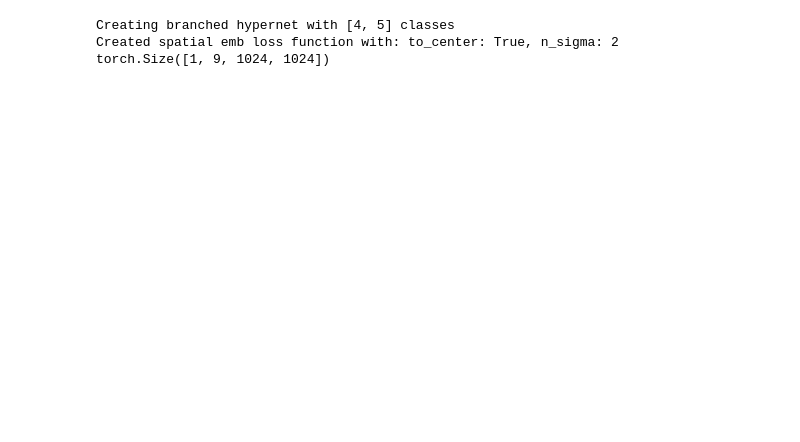
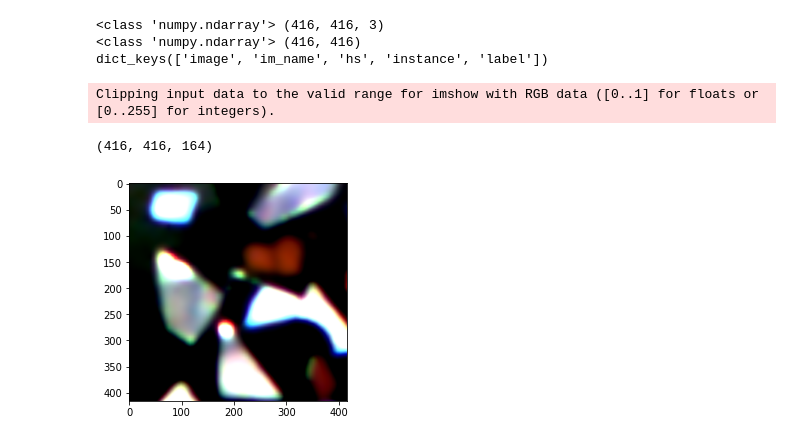
Before and after one commit to OmarHexa/HyperEmbedding, a Jupyter notebook: module_test.ipynb, the cells around one changed output. Saved outputs shown, nothing was run; the diff lists cells and outputs as text; code cells hidden in the pictures; blank space fills up the shorter version.

```diff
--- a/module_test.ipynb
+++ b/module_test.ipynb
@@ -6,44 +6,21 @@ from models.BranchedERFNet import BranchedHyperNet
 from criterions.my_loss import SpatialEmbLoss
 from utils.utils import AverageMeter
 
-dir = '../Data/H2giga/'
+dir = '../Data/augmented/H2giga'
-# %%
-transfrom= get_transform([
-                {
-                    'name': 'RandomRotationsAndFlips',
-                    'opts': {
-                        'keys': ('image','hs', 'instance','label'),
-                        'degrees': 90,
-                    }
-                },
-                {
-                    'name': 'ToTensor',
-                    'opts': {
-                        'keys': ('image', 'hs','instance', 'label'),
-                        'type': (torch.FloatTensor,torch.FloatTensor, torch.ByteTensor, torch.ByteTensor),
-                    }
-                }
-    ])
-data = H2gigaDataset(dir,type='val',transform=transfrom)
-sample = data.__getitem__(1)
-loss_meter, iou_meter = AverageMeter(), AverageMeter()
-device = 'cuda'
-hs = sample['hs'].unsqueeze(0).to(device)
-instance = sample['instance'].to(device)
-label = sample['label'].to(device)
-model = BranchedHyperNet(154,[4,5])
-criterion = SpatialEmbLoss(class_weight=[1,1,1,1,1])
-
-model.to(device)
-criterion.to(device)
-output = model(hs)
-loss = criterion(output,instance,label,iou=True, iou_meter=iou_meter)
-print(output.shape)
-# %% [output]
-Creating branched hypernet with [4, 5] classes
-Created spatial emb loss function with: to_center: True, n_sigma: 2
-torch.Size([1, 9, 1024, 1024])
+# %%
+transfrom= get_transform([
+                {
+                    'name': 'ToTensor',
+                    'opts': {
+                        'keys': ('image', 'hs','instance', 'label'),
+                        'type': (torch.FloatTensor,torch.FloatTensor, torch.ByteTensor, torch.ByteTensor),
+                    }
+                }
+    ])
+data = H2gigaDataset(dir,type='train')
 # %%
+sample = data.__getitem__(500)
+
 image = sample['image']
 ins = sample['instance']
 clmap = sample['label']
@@ -51,9 +28,17 @@ clmap = sample['label']
 print(type(image),image.shape)
 print(type(ins),ins.shape)
 print(sample.keys())
+# %% [output]
+<class 'numpy.ndarray'> (416, 416, 3)
+<class 'numpy.ndarray'> (416, 416)
+dict_keys(['image', 'im_name', 'hs', 'instance', 'label'])
 # %%
 import matplotlib.pyplot as plt
 hs = sample['hs']
-plt.imshow(hs.permute(1,2,0)[...,(30,50,80)])
+plt.imshow(hs[...,(160,100,45)])
 
 print(hs.shape)
+# %% [output]
+Clipping input data to the valid range for imshow with RGB data ([0..1] for floats or [0..255] for integers).
+(416, 416, 164)
+[figure, added]
```
Also changed, not shown: parts of 17 cells of this notebook, 16 other files.
